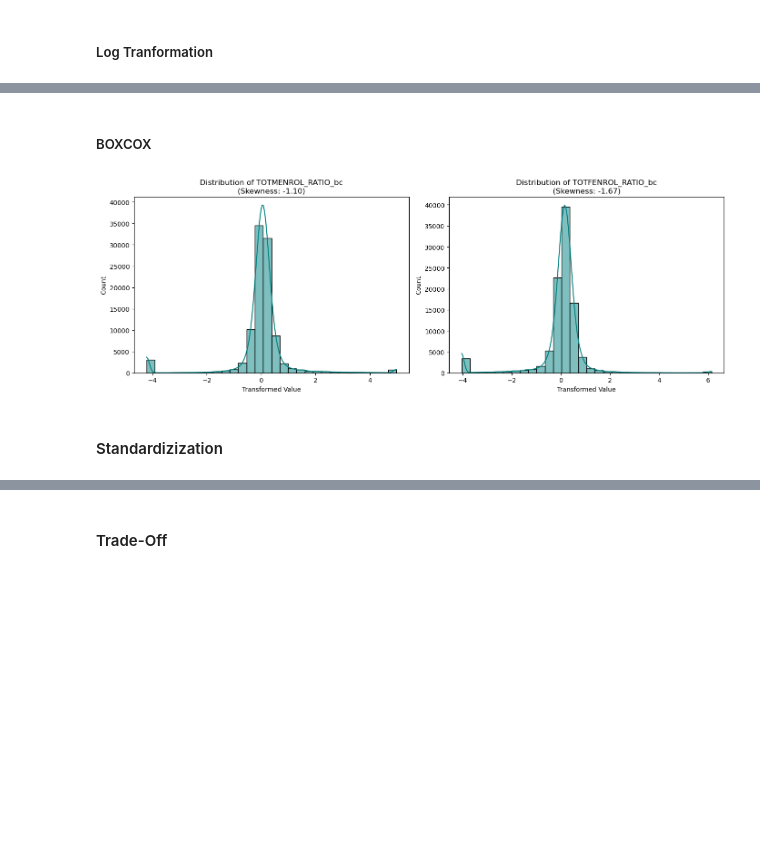
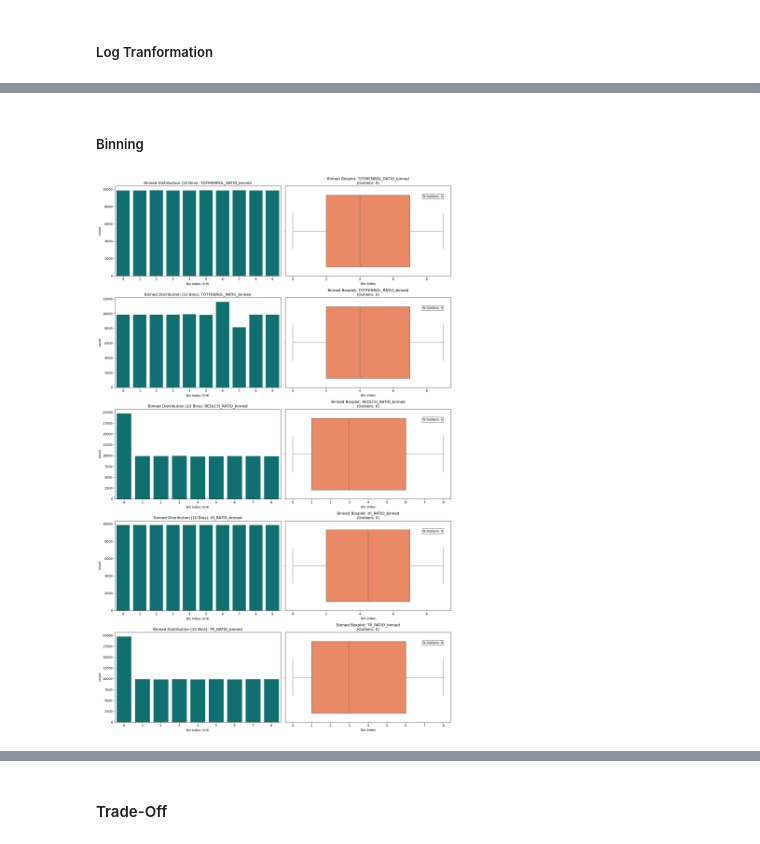
Before and after one commit to monteleecode/data-analytics, a Jupyter notebook: P2-Deliverable2.ipynb, the cells around one changed output, grey strips where cells are left out. Drawn from its saved outputs; the diff is of its cells as text; code cells hidden in the pictures; blank space fills up the shorter version.

```diff
--- a/P2-Deliverable2.ipynb
+++ b/P2-Deliverable2.ipynb
@@ -149,35 +275,51 @@ plt.show()
 # %% [markdown]
-##### BOXCOX
+##### Binning
 # %%
-from sklearn.preprocessing import PowerTransformer
+import pandas as pd
+import matplotlib.pyplot as plt
+import seaborn as sns
 
-# 1. Update the columns list and initialize PowerTransformer
-bc_cols = ['TOTMENROL_RATIO', 'TOTFENROL_RATIO']
-pt = PowerTransformer(method='box-cox')
+# Define the columns to bin
+bin_cols = ['TOTMENROL_RATIO', 'TOTFENROL_RATIO', 'REDLCH_RATIO', 'HI_RATIO', 'TR_RATIO']
 
-for col in bc_cols:
-    # IMPORTANT: Box-Cox requires input > 0.
-    # Adding a very small constant (1e-6) to handle any 0.0 ratios.
-    X[f'{col}_bc'] = pt.fit_transform(X[[col]] + 1e-6)
+for col in bin_cols:
+    # pd.qcut creates 10 equal-sized bins (deciles)
+    # labels=False returns integer codes 0-9 instead of interval strings
+    # duplicates='drop' handles cases where many values are identical (like 0.0)
+    X[f'{col}_binned'] = pd.qcut(X[col], q=10, labels=False, duplicates='drop')
 
-# 2. Update the plotting grid (2 columns for 2 features)
-fig, axes = plt.subplots(nrows=1, ncols=2, figsize=(14, 5))
-axes = axes.flatten()
+# Setup plotting for the new binned columns
+fig, axes = plt.subplots(nrows=len(bin_cols), ncols=2, figsize=(16, 5 * len(bin_cols)))
 
-for i, col in enumerate(bc_cols):
-    bc_col = f'{col}_bc'
+for i, col in enumerate(bin_cols):
+    binned_col = f'{col}_binned'
+    data = X[binned_col]
 
-    # Plot the Box-Cox transformed column
-    sns.histplot(X[bc_col], kde=True, ax=axes[i], color='teal', bins=30)
+    # Calculate Outliers using IQR (Expected to be 0 for binned data)
+    Q1 = data.quantile(0.25)
+    Q3 = data.quantile(0.75)
+    IQR = Q3 - Q1
+    lower_bound = Q1 - 1.5 * IQR
+    upper_bound = Q3 + 1.5 * IQR
+    outliers_count = ((data < lower_bound) | (data > upper_bound)).sum()
 
-    # Calculate new skewness
-    skew_val = X[bc_col].skew()
-    axes[i].set_title(f'Distribution of {bc_col}\n(Skewness: {skew_val:.2f})', fontsize=12)
-    axes[i].set_xlabel('Transformed Value')
+    # --- Plot 1: Countplot (Better than Histplot for discrete bins) ---
+    sns.countplot(x=data, ax=axes[i, 0], color='teal')
+    axes[i, 0].set_title(f'Binned Distribution (10 Bins): {binned_col}')
+    axes[i, 0].set_xlabel('Bin Index (0-9)')
+
+    # --- Plot 2: Boxplot ---
+    sns.boxplot(x=data, ax=axes[i, 1], color='coral')
+    axes[i, 1].set_title(f'Binned Boxplot: {binned_col}\n(Outliers: {outliers_count})')
+    axes[i, 1].set_xlabel('Bin Index')
+
+    # Add annotation box
+    axes[i, 1].text(0.95, 0.9, f'N Outliers: {outliers_count}',
+                    transform=axes[i, 1].transAxes,
+                    ha='right', va='top',
+                    bbox=dict(boxstyle='round', facecolor='white', alpha=0.8))
 
 plt.tight_layout()
 plt.show()
 # %% [output]
-[figure, old version]
+[figure, new version]
-# %% [markdown]
-#### Standardizization
```
Also changed, not shown: parts of 21 cells of this notebook.
